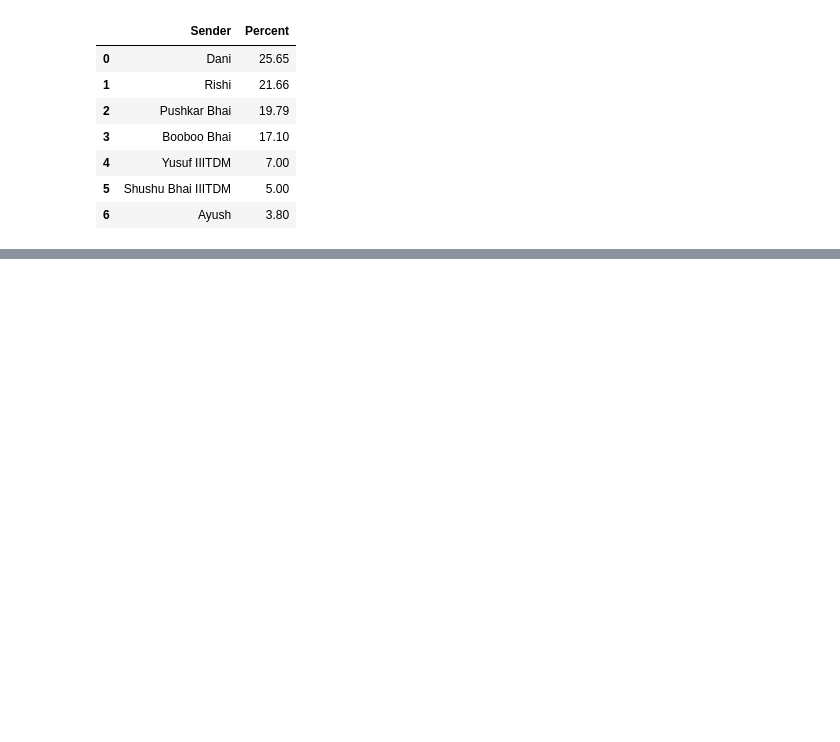
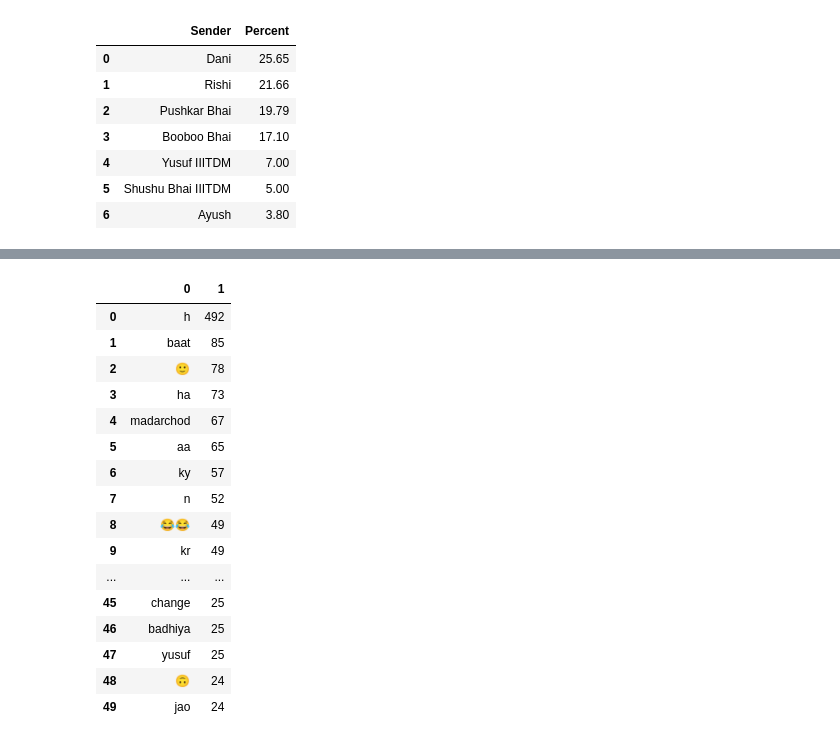
Before and after one commit to mr-ayush-agrawal/WhatsApp_Chat_Analyser, a Jupyter notebook: Analysing.ipynb, the cells around one changed output, grey strips where cells are left out. Drawn from its saved outputs; the diff is of its cells as text; code cells hidden in the pictures; blank space fills up the shorter version.

Commit message:
Most Common Words

```diff
--- a/Analysing.ipynb
+++ b/Analysing.ipynb
@@ -64,0 +68,14 @@ round((Data.Sender.value_counts()/Data.shape[0])*100,2).reset_index().rename(col
+# %%
+f = open('stopwords_hinglish.txt', 'r')
+stpwrds = f.read().split('\n')
+f.close()
+
+words = []
+for msg in Data['Message'] :
+    if msg == '<Media omitted>\n':
+        continue
+    for wrd in str(msg).lower().split():
+        if wrd not in stpwrds:
+            words.append(wrd)
+
+words
@@ -64,0 +100,23 @@ round((Data.Sender.value_counts()/Data.shape[0])*100,2).reset_index().rename(col
+# %%
+from collections import Counter
+ct = Counter(words)
+Cmn_wrds = pd.DataFrame(ct.most_common(len(ct)))
+Cmn_wrds.head(50)
+# %% [output]
+|  | 0 | 1 |
+| 0 | h | 492 |
+| 1 | baat | 85 |
+| 2 | 🙂 | 78 |
+| 3 | ha | 73 |
+| 4 | madarchod | 67 |
+| 5 | aa | 65 |
+| 6 | ky | 57 |
+| 7 | n | 52 |
+| 8 | 😂😂 | 49 |
+| 9 | kr | 49 |
+| ... | ... | ... |
+| 45 | change | 25 |
+| 46 | badhiya | 25 |
+| 47 | yusuf | 25 |
+| 48 | 🙃 | 24 |
+| 49 | jao | 24 |
```
Also changed, not shown: parts of 3 cells of this notebook, 3 other files.
